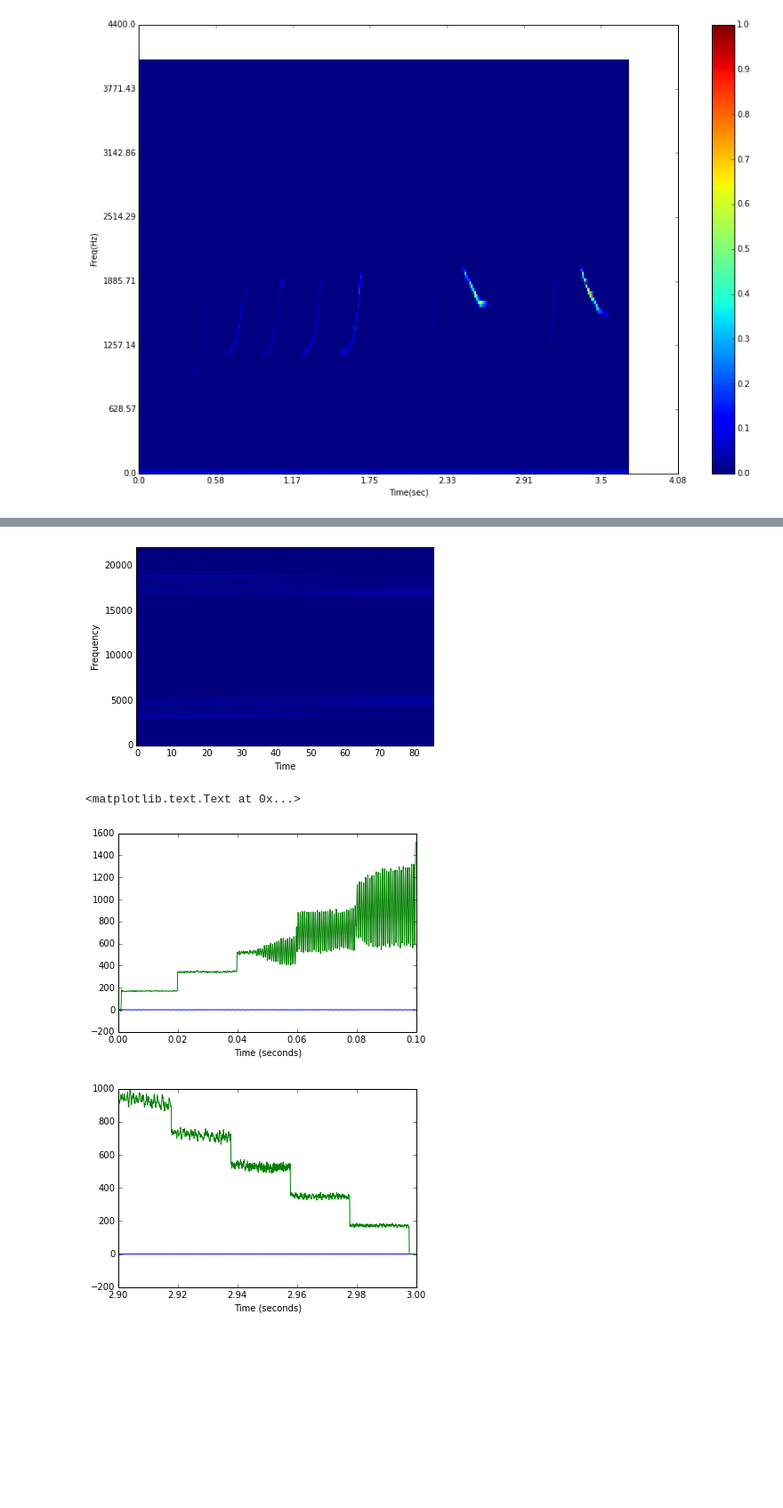
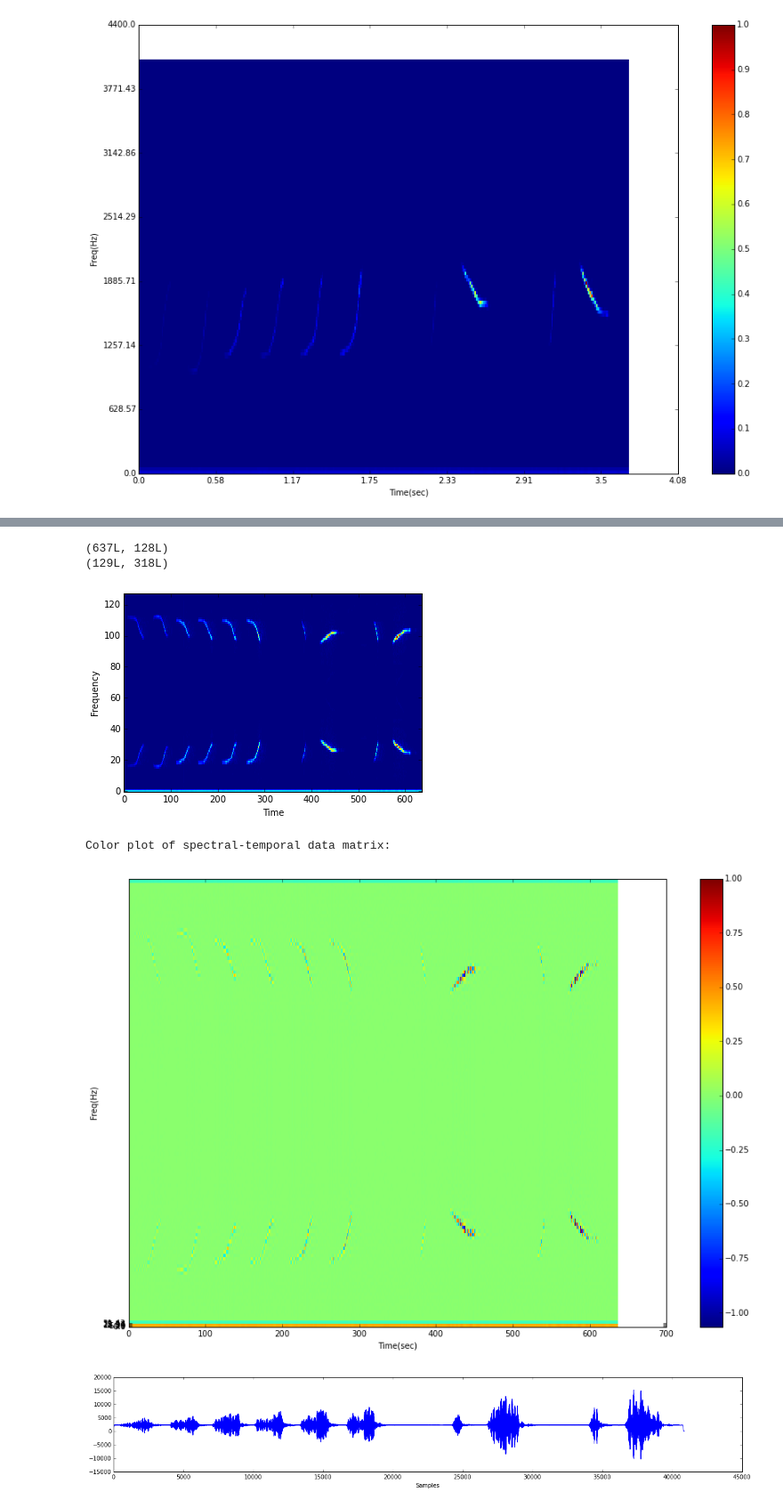
Before and after one commit to VicCastillo/nCASA, a Jupyter notebook: signal_freq_plot_Synth01.ipynb, the cells around one changed output, grey strips where cells are left out. Shown: that part at 89% size. Drawn from its saved outputs; the diff is of its cells as text; code cells hidden in the pictures; blank space fills up the shorter version.

```diff
--- a/signal_freq_plot_Synth01.ipynb
+++ b/signal_freq_plot_Synth01.ipynb
@@ -98,8 +100,8 @@ plot_time(NoteA4[1][0:400])
 import scipy, pylab
 
 def stft(x, fs, framesz, hop):
-    framesamp = int(framesz*fs)
-    hopsamp = int(hop*fs)
+    framesamp = 128 #int(framesz*fs)-1
+    hopsamp = 64   #int(hop*fs)-3
     w = scipy.hamming(framesamp)
     X = scipy.array([scipy.fft(w*x[i:i+framesamp])
                      for i in range(0, len(x)-framesamp, hopsamp)])
@@ -107,52 +109,78 @@ def stft(x, fs, framesz, hop):
 
 def istft(X, fs, T, hop):
     x = scipy.zeros(T*fs)
-    framesamp = X.shape[1]
-    hopsamp = int(hop*fs)
+    framesamp = 128 #X.shape[1]
+    hopsamp = 64   #int(hop*fs)-3
     for n,i in enumerate(range(0, len(x)-framesamp, hopsamp)):
         x[i:i+framesamp] += scipy.real(scipy.ifft(X[n]))
     return x
 
+def showarray2(data):
+    specArray = data
+    maxpower = np.amax(specArray)
+    plt.figure(figsize=(15,10))
+    plt.xlabel("Time(sec)")
+    plt.ylabel("Freq(Hz)")
+    #plt.axis([0, len(data[2]), 0, len(data[1])])
+    xlocs,xlabs = plt.xticks()
+    #plt.xticks(xlocs,xlocs.__mul__(time/len(data[2])).round(2))
+    ylocs,ylabs = plt.yticks()
+    plt.yticks(ylocs,ylocs.__mul__(440/14).round(2))
+    plt.pcolor(specArray.__div__(maxpower))
+    plt.colorbar()
+    print "Color plot of spectral-temporal data matrix: "
+
+
 
 #f0 = 440         # Compute the STFT of a 440 Hz sinusoid
 fs = 11025        # sampled at 8 kHz
-T = 3.0            # lasting 5 seconds
-framesz = 0.50  # with a frame size of 50 milliseconds
-hop = 0.020      # and hop size of 20 milliseconds.
+nsamples = 40879
+T = nsamples/fs            # lasting T seconds
+framesz = 0.029  # with a frame size of 50 milliseconds
+hop = 0.029      # and hop size of 20 milliseconds.
 
 # Create test signal and STFT.
 t = scipy.linspace(0, T, T*fs, endpoint=False)
 #x = scipy.sin(2*scipy.pi*f0*t)
 #X = stft(x, fs, framesz, hop)
 
-X = stft(cardinal[1], fs, framesz, hop)
+x = cardinal[1] #This is the raw data from the WAV
+
+X = stft(x, fs, framesz, hop)
+print X.shape
+print newA[0].shape
 
 # Plot the magnitude spectrogram.
 pylab.figure()
 pylab.imshow(scipy.absolute(X.T), origin='lower', aspect='auto',
              interpolation='nearest')
 pylab.xlabel('Time')
 pylab.ylabel('Frequency')
 pylab.show()
 
 # Compute the ISTFT.
-xhat = istft(X, fs, T, hop)
+xhat = istft(X.real, fs, T, hop)
 
 # Plot the input and output signals over 0.1 seconds.
 T1 = int(0.1*fs)
 
-pylab.figure()
-pylab.plot(t[:T1], x[:T1], t[:T1], xhat[:T1])
-pylab.xlabel('Time (seconds)')
+showarray2(X.real.T)
+plot_time(xhat[0:])
 
-pylab.figure()
-pylab.plot(t[-T1:], x[-T1:], t[-T1:], xhat[-T1:])
-pylab.xlabel('Time (seconds)')
+#pylab.figure()
+#pylab.plot(t[:T1], x[:T1], t[:T1], xhat[:T1])
+#pylab.xlabel('Time (seconds)')
+
+#pylab.figure()
+#pylab.plot(t[-T1:], x[-T1:], t[-T1:], xhat[-T1:])
+#pylab.xlabel('Time (seconds)')
 # %% [output]
+(637L, 128L)
+(129L, 318L)
-[figure, old version]
+[figure, new version]
-<matplotlib.text.Text at 0x...>
+Color plot of spectral-temporal data matrix:
-[figure, old version]
+[figure, new version]
-[figure, old version]
+[figure, new version]
 # %%
 
 inwave = wv.open(datadir+'cardinal.wav')
```
Also changed, not shown: parts of 14 cells of this notebook, 3 other files.
